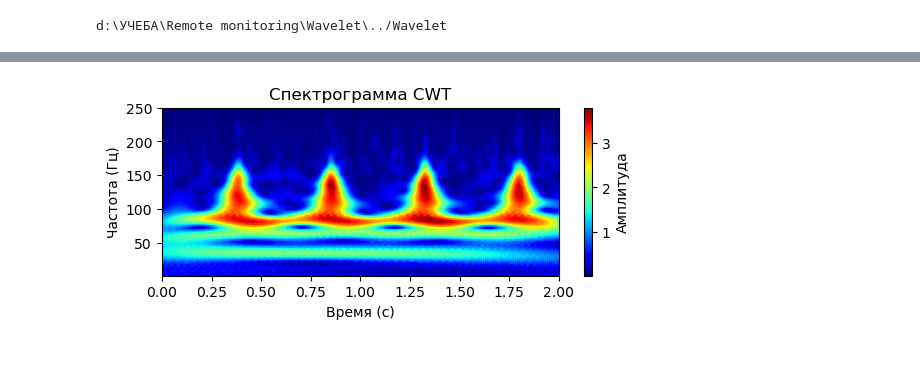
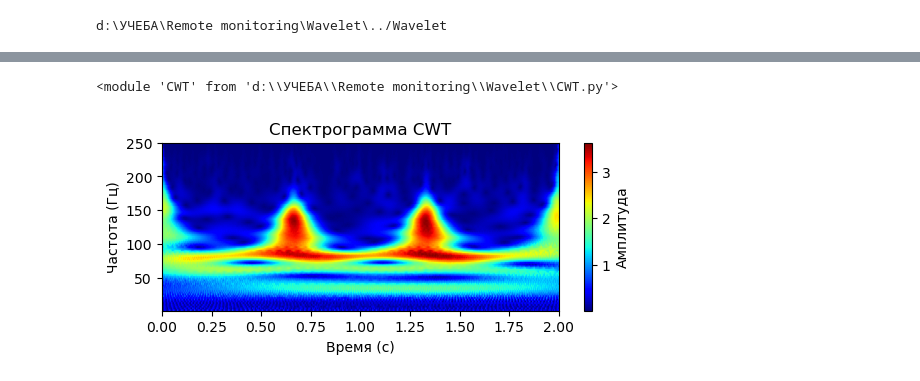
Before and after one commit to ArtikBoom3007/RemoteMonitoring, a Jupyter notebook: Wavelet/Example.ipynb, the cells around one changed output, grey strips where cells are left out. Saved outputs shown, nothing was run; the diff lists cells and outputs as text; code cells hidden in the pictures.

```diff
--- a/Wavelet/Example.ipynb
+++ b/Wavelet/Example.ipynb
@@ -61 +59,5 @@ wt.show_spectr(6)
+# %%
+reload(wt)
+# %% [output]
+<module 'CWT' from 'd:\\УЧЕБА\\Remote monitoring\\Wavelet\\CWT.py'>
 # %%
@@ -66,4 +67,4 @@ time_d, cw_d, freq_d = wt.cwt_transform(test_ecg, wt.wavelet()[0])
 # %%
-wt.show_spectr(6)
+wt.show_spectr(0)
 # %% [output]
-[figure, old version]
+[figure, new version]
```
Also changed, not shown: parts of 11 cells of this notebook, 2 other files.
